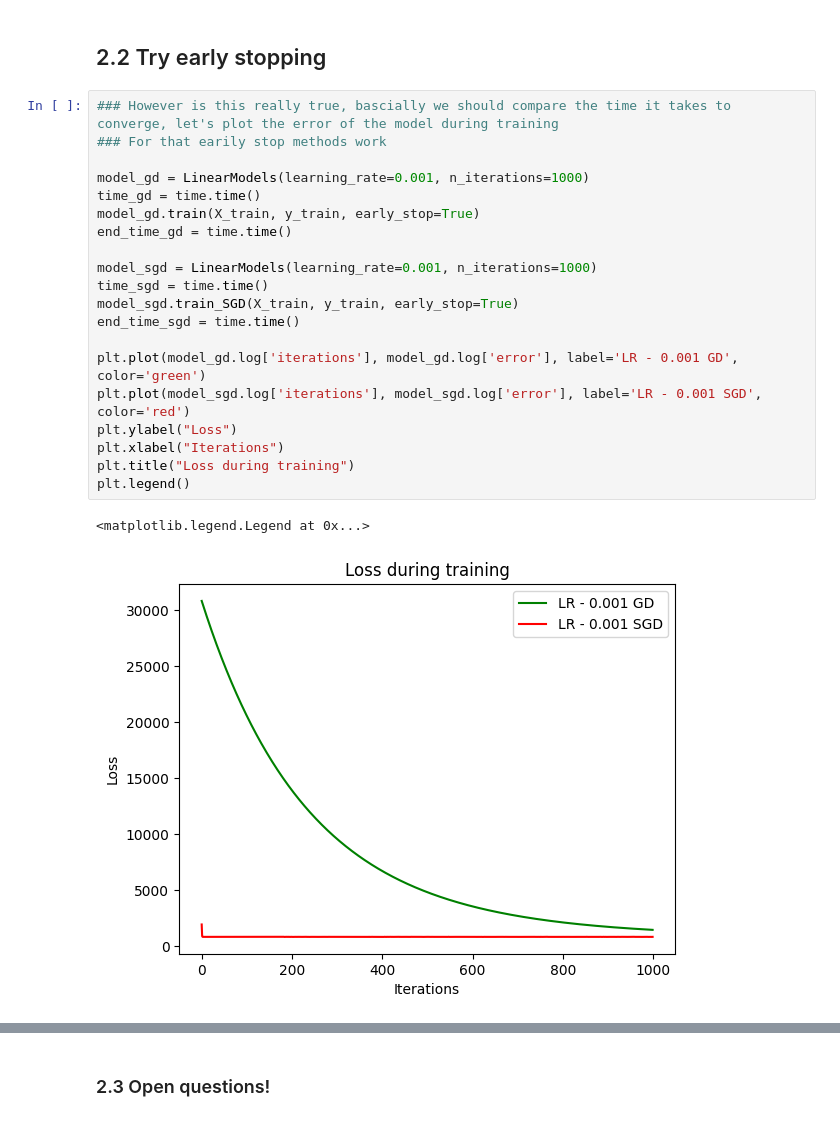
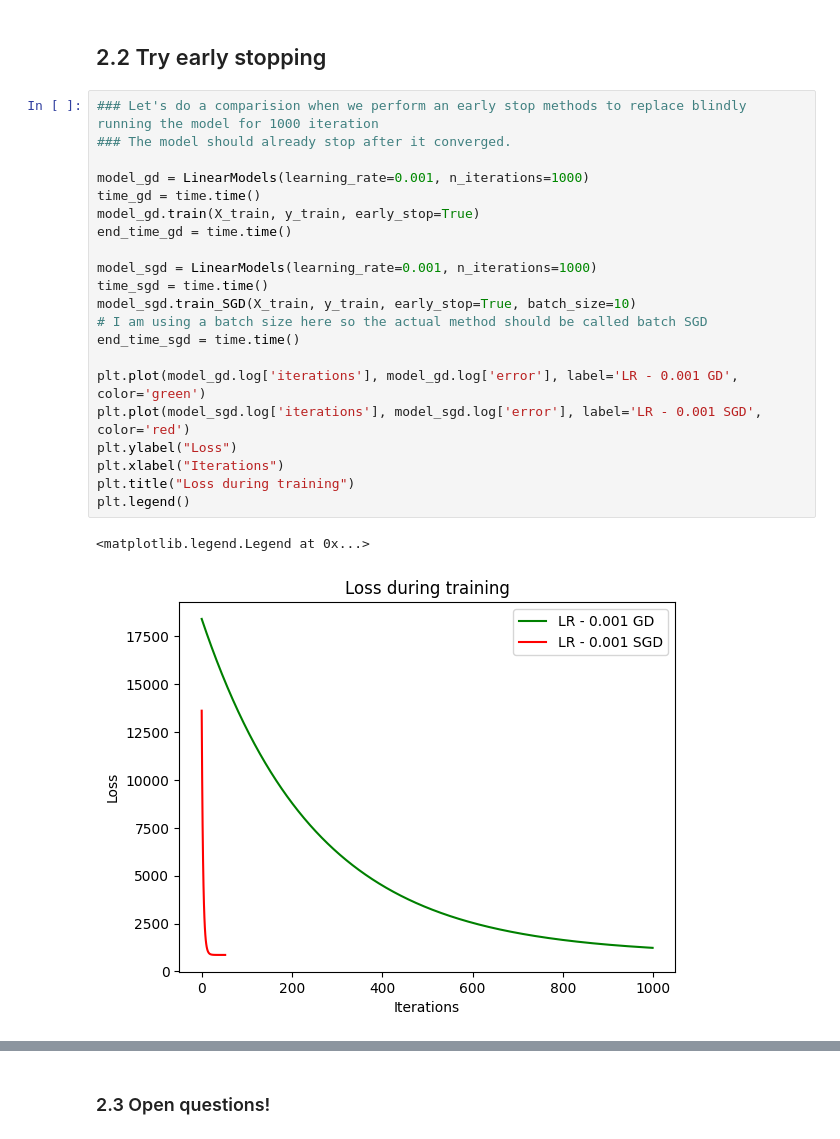
Before and after one commit to JackieUltra/Workshop-3-LinearModels_GD, a Jupyter notebook: LM_playground.ipynb, the cells around one changed output, grey strips where cells are left out. Drawn from its saved outputs; the diff is of its cells as text.

```diff
--- a/LM_playground.ipynb
+++ b/LM_playground.ipynb
@@ -192,28 +194,29 @@ How many times faster is the stochastic gradient descent: 0.01405776881187664
 # %% [markdown]
 ## 2.2 Try early stopping
 # %%
-### However is this really true, bascially we should compare the time it takes to converge, let's plot the error of the model during training
-### For that earily stop methods work
+### Let's do a comparision when we perform an early stop methods to replace blindly running the model for 1000 iteration
+### The model should already stop after it converged.
 
 model_gd = LinearModels(learning_rate=0.001, n_iterations=1000)
 time_gd = time.time()
 model_gd.train(X_train, y_train, early_stop=True)
 end_time_gd = time.time()
 
 model_sgd = LinearModels(learning_rate=0.001, n_iterations=1000)
 time_sgd = time.time()
-model_sgd.train_SGD(X_train, y_train, early_stop=True)
+model_sgd.train_SGD(X_train, y_train, early_stop=True, batch_size=10)
+# I am using a batch size here so the actual method should be called batch SGD
 end_time_sgd = time.time()
 
 plt.plot(model_gd.log['iterations'], model_gd.log['error'], label='LR - 0.001 GD', color='green')
 plt.plot(model_sgd.log['iterations'], model_sgd.log['error'], label='LR - 0.001 SGD', color='red')
 plt.ylabel("Loss")
 plt.xlabel("Iterations")
 plt.title("Loss during training")
 plt.legend()
 # %% [output]
 <matplotlib.legend.Legend at 0x...>
-[figure, old version]
+[figure, new version]
 # %%
 ### Let's compare the time it takes to train the model using gradient descent and stochastic gradient descent
 print(f"Time taken to train the model using gradient descent: {end_time_gd - time_gd}")
```
Also changed, not shown: parts of 10 cells of this notebook.
